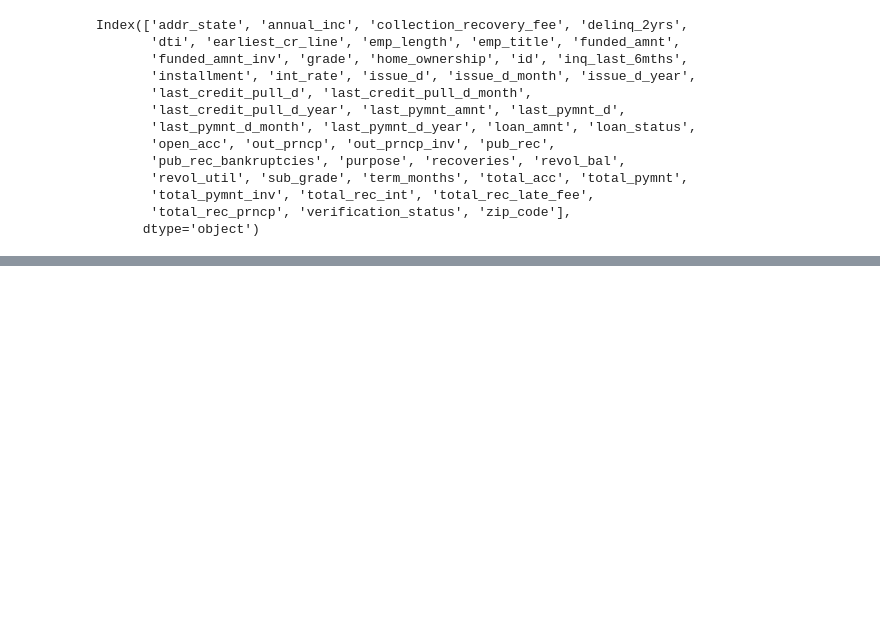
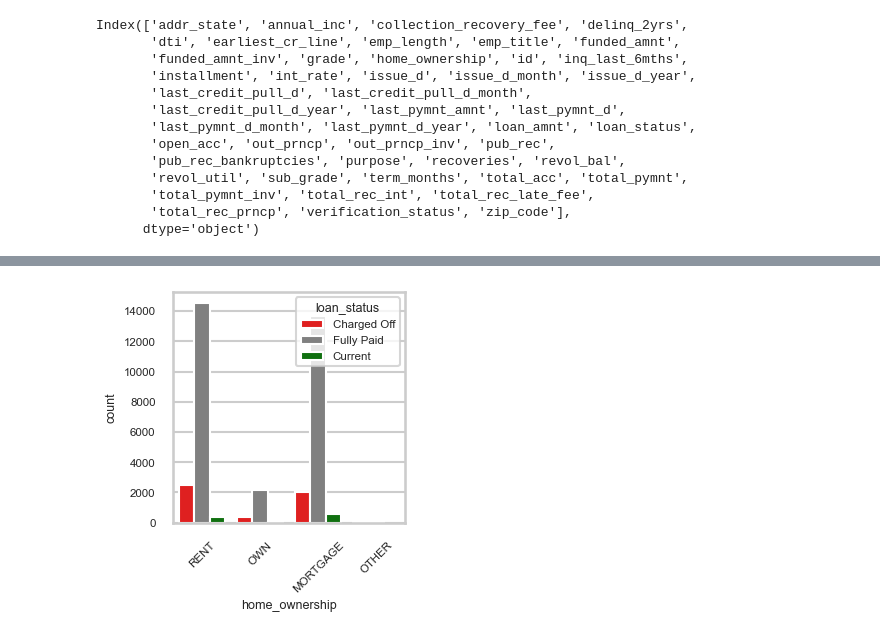
Before and after one commit to blogbydev/lendingcasestudy, a Jupyter notebook: lcs_suyash.ipynb, the cells around one changed output, grey strips where cells are left out. Cells and saved outputs as stored; diff of their text form; code cells hidden in the pictures; blank space fills up the shorter version.

```diff
--- a/lcs_suyash.ipynb
+++ b/lcs_suyash.ipynb
@@ -280,0 +377,8 @@ Index(['addr_state', 'annual_inc', 'collection_recovery_fee', 'delinq_2yrs',
+# %%
+plt.figure(figsize=(3,3))
+loan_status_palette = {'Fully Paid': 'gray', 'Current': 'green', 'Charged Off': 'red'}
+sns.categorical.countplot(data=inp1, x='home_ownership', hue='loan_status', palette=loan_status_palette)
+plt.xticks(rotation=45)
+plt.show()
+# %% [output]
+[figure, added]
```
Also changed, not shown: parts of 32 cells of this notebook.
